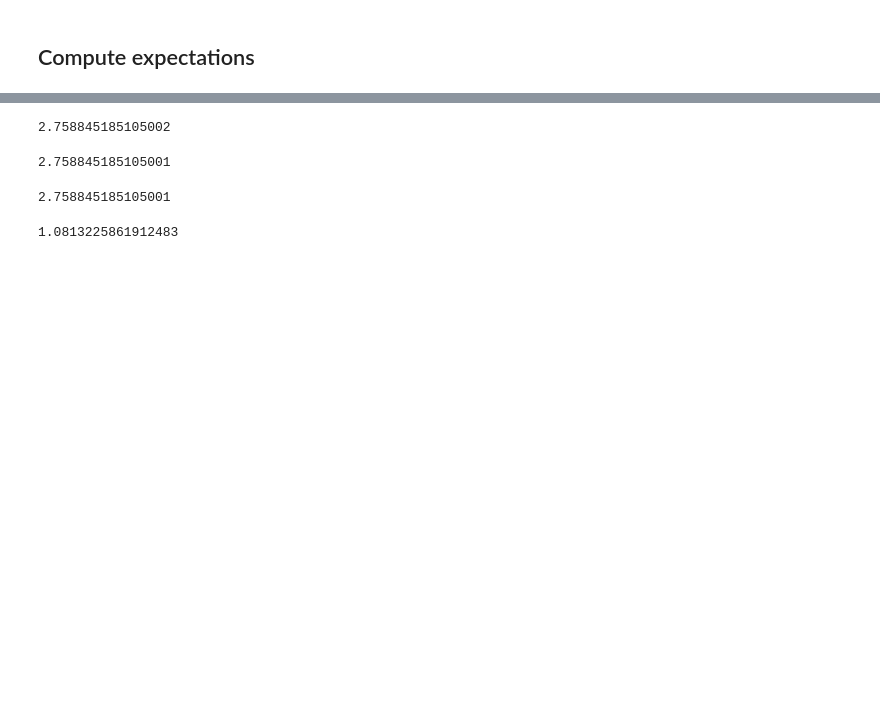
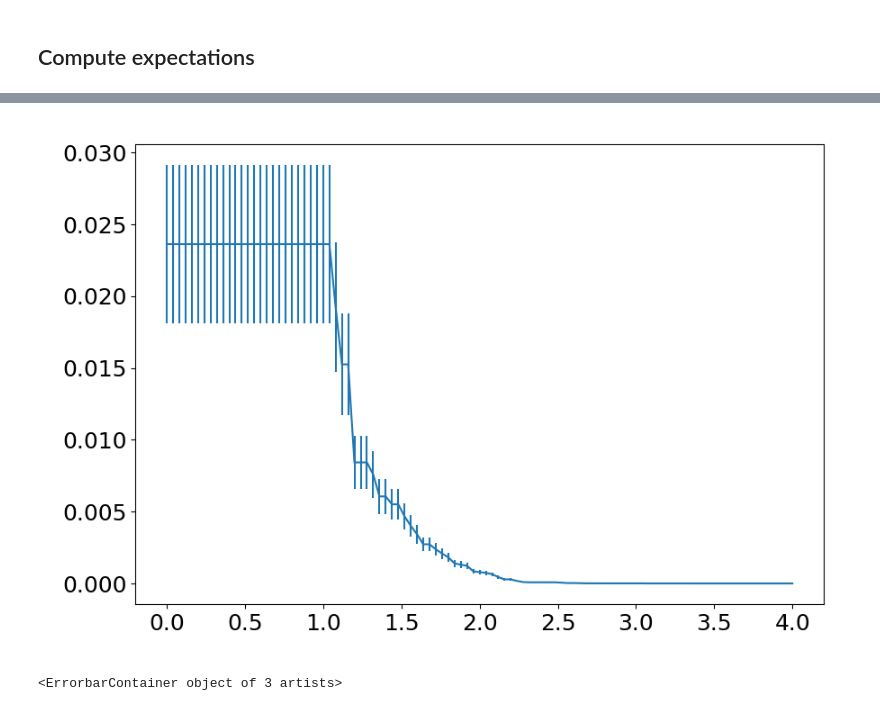
Before and after one commit to AlessandroLovo/REA-Veros, a Jupyter notebook: demo/visualize.ipynb, the cells around one changed output, grey strips where cells are left out. Saved outputs shown, nothing was run; the diff lists cells and outputs as text; code cells hidden in the pictures; blank space fills up the shorter version.

Commit message:
Playing with visualization

```diff
--- a/demo/visualize.ipynb
+++ b/demo/visualize.ipynb
@@ -132,16 +85,19 @@ rec_dict['members'][r]['ancestry']
-# %%
-rec_trajs[r][-1,1] - rec_trajs[r][0,1]
-# %% [output]
-2.758845185105002
-# %%
-rec_dict['members'][r]['cum_score']
-# %% [output]
-2.758845185105001
-# %%
-rec_dict['members'][r]['cum_log_escore']/2
-# %% [output]
-2.758845185105001
-# %%
-rec_dict['cum_log_norm_factor']
-# %% [output]
-1.0813225861912483
+# %%
+a = np.linspace(0,4,101)
+
+e = np.array([expectation(f, a=_a) for _a in a])
+# %%
+plt.close(2)
+fig,ax = plt.subplots(figsize=(9,6))
+
+uplt.plot(a,e)
+# plt.plot(a,uplt.std_dev(e)/uplt.nominal_value(e))
+
+fig.tight_layout()
+# %% [output]
+[figure, added]
+# %%
+uplt.plot(a,e)
+# plt.plot(a,uplt.std_dev(e)/uplt.nominal_value(e))
+# %% [output]
+<ErrorbarContainer object of 3 artists>
```
Also changed, not shown: parts of 10 cells of this notebook, 1 other file.
